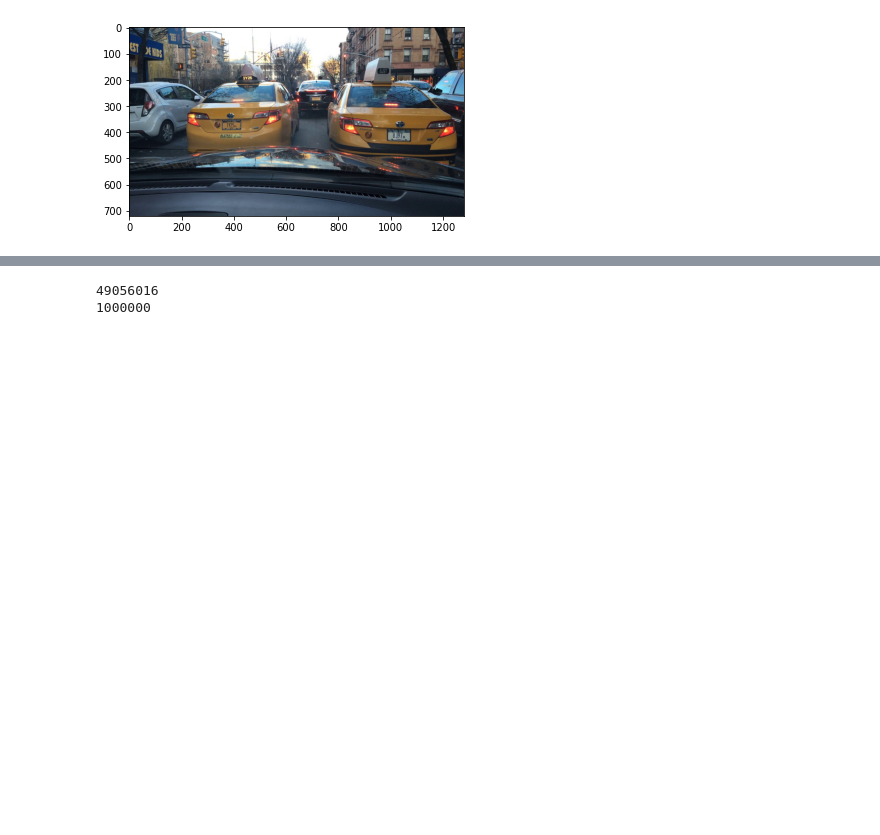
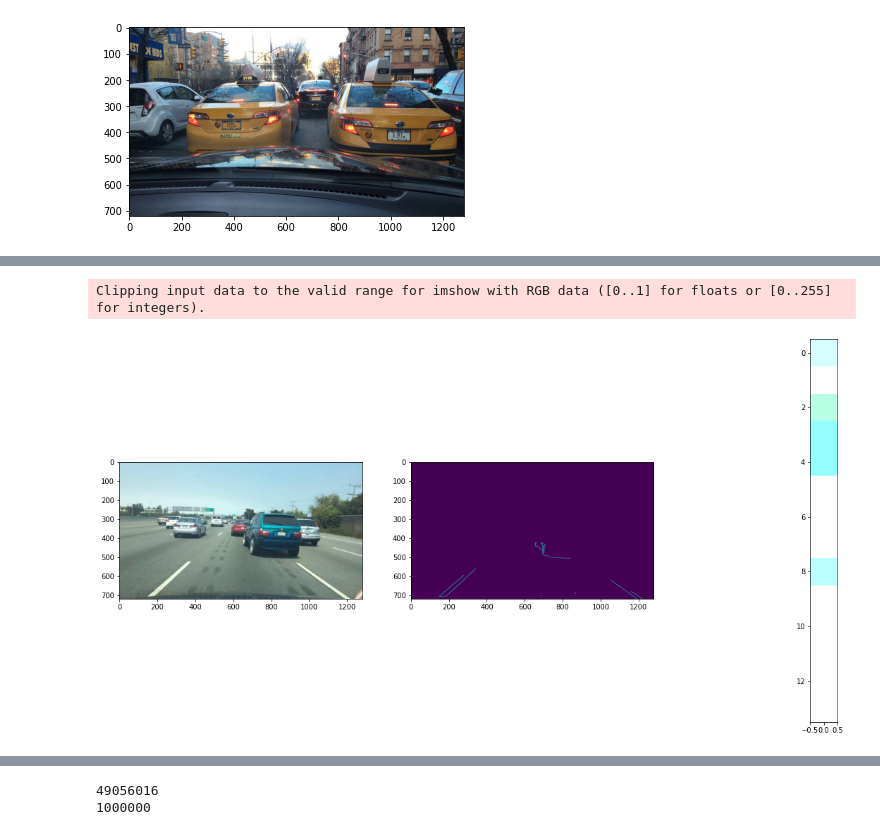
Before and after one commit to BoHye0202/Toy-Project, a Jupyter notebook: 3.Autonomous driving/Autonomous_driving.ipynb, the cells around one changed output, grey strips where cells are left out. Saved outputs shown, nothing was run; the diff lists cells and outputs as text; code cells hidden in the pictures; blank space fills up the shorter version.

Commit message:
data pre-processing

```diff
--- a/3.Autonomous driving/Autonomous_driving.ipynb
+++ b/3.Autonomous driving/Autonomous_driving.ipynb
@@ -147,0 +215,43 @@ plt.imshow(a[:,:,::-1])
+# %%
+def region_of_interest(img, vertices, color3=(255,255,255), color1=255): # ROI 셋팅
+
+    mask = np.zeros_like(img) # mask = img와 같은 크기의 빈 이미지
+
+    if len(img.shape) > 2: # Color 이미지(3채널)라면 :
+        color = color3
+    else: # 흑백 이미지(1채널)라면 :
+        color = color1
+
+    # vertices에 정한 점들로 이뤄진 다각형부분(ROI 설정부분)을 color로 채움
+    cv2.fillPoly(mask, vertices, color)
+
+    # 이미지와 color로 채워진 ROI를 합침
+    ROI_image = cv2.bitwise_and(img, mask)
+    return ROI_image
+
+def hough_lines(img, rho, theta, threshold, min_line_len, max_line_gap):  # 허프 변환
+    lines = cv2.HoughLinesP(img, rho, theta, threshold, np.array([]), minLineLength=min_line_len,
+                            maxLineGap=max_line_gap)
+    # line_img = np.zeros((img.shape[0], img.shape[1], 3), dtype=np.uint8)
+    # draw_lines(line_img, lines)
+    return lines
+
+vertices = np.array([[(50,img_h),(img_w/2-45, img_h/2+60), (img_w/2+45, img_h/2+60), (img_w-50,img_h)]], dtype=np.int32)
+ROI_img = region_of_interest(canny_img, vertices) # ROI 설정
+
+line_arr = hough_lines(ROI_img, 1, 1 * np.pi/180, 30, 10, 20) # 허프 변환
+line_array = np.squeeze(line_arr)
+
+fig = plt.figure(figsize=(21,10))
+ax1 = fig.add_subplot(1, 3, 1)
+ax2 = fig.add_subplot(1, 3, 2)
+ax3 = fig.add_subplot(1, 3, 3)
+
+ax1.imshow(image[:,:,::-1])
+ax2.imshow(ROI_img)
+ax3.imshow(line_arr)
+
+plt.show()
+# %% [output]
+Clipping input data to the valid range for imshow with RGB data ([0..1] for floats or [0..255] for integers).
+[figure, added]
```
Also changed, not shown: parts of 27 cells of this notebook.
